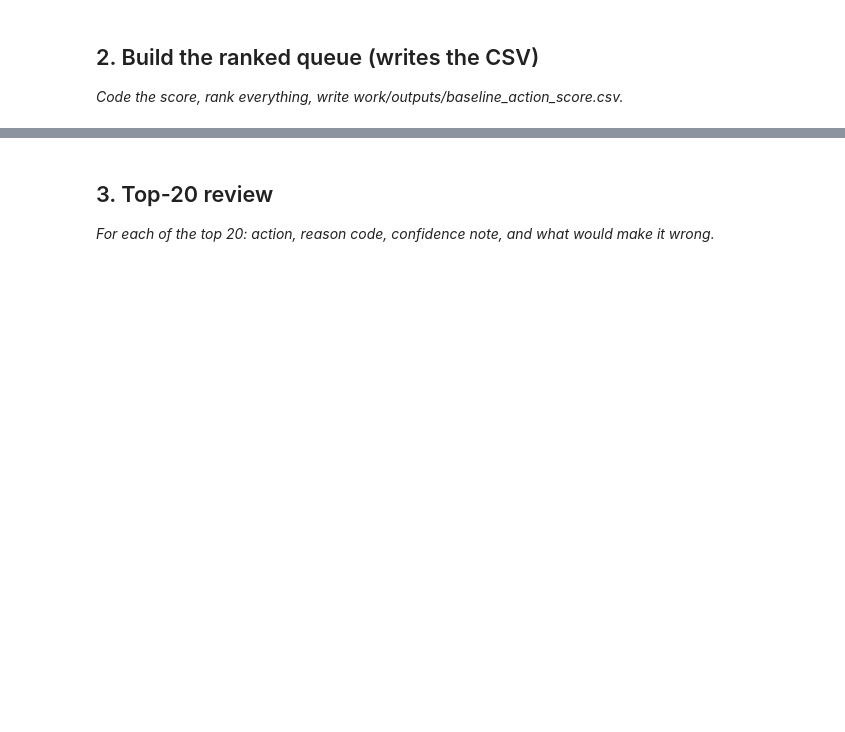
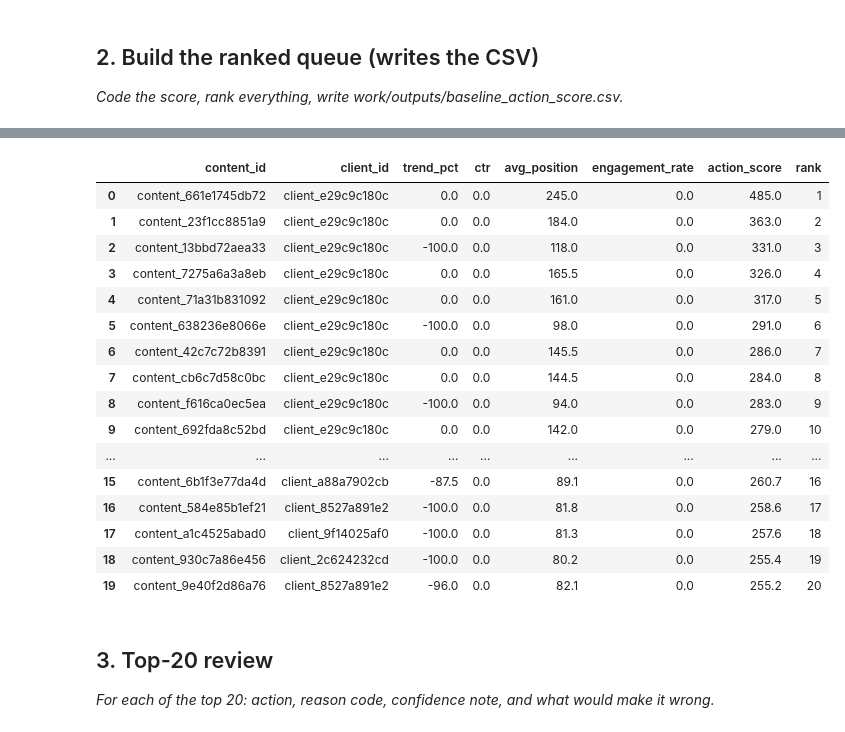
Before and after one commit to Duchalsoham12/flyrank-ml-internship, a Jupyter notebook: work/notebooks/w04_baseline_score.ipynb, the cells around one changed output, grey strips where cells are left out. Drawn from its saved outputs; the diff is of its cells as text; code cells hidden in the pictures; blank space fills up the shorter version.

```diff
--- a/work/notebooks/w04_baseline_score.ipynb
+++ b/work/notebooks/w04_baseline_score.ipynb
@@ -15,0 +38,12 @@ This skeleton is yours to fill. Work the sections **in order** — each one has
+# %%
+import pandas as pd
+import os
+
+# Load the dataset again
+file_path = "/content/flyrank-starter/data/raw/content_refresh_anonymized.csv"
+
+df = pd.read_csv(file_path)
+
+print("Data loaded successfully")
+print("Rows:", len(df))
+print("Columns:", len(df.columns))
@@ -17,3 +67,61 @@ This skeleton is yours to fill. Work the sections **in order** — each one has
 ## 2. Build the ranked queue (writes the CSV)
 
 *Code the score, rank everything, write work/outputs/baseline_action_score.csv.*
+# %%
+import numpy as np
+import os
+
+score_df = df[
+    [
+        "content_id",
+        "client_id",
+        "trend_pct",
+        "ctr",
+        "avg_position",
+        "engagement_rate"
+    ]
+].copy()
+
+# Fill missing values
+score_df["trend_pct"] = score_df["trend_pct"].fillna(0)
+score_df["ctr"] = score_df["ctr"].fillna(score_df["ctr"].median())
+score_df["avg_position"] = score_df["avg_position"].fillna(
+    score_df["avg_position"].median()
+)
+score_df["engagement_rate"] = score_df["engagement_rate"].fillna(
+    score_df["engagement_rate"].median()
+)
+
+# Calculate baseline action score
+score_df["action_score"] = (
+    (-score_df["trend_pct"]).clip(lower=0)
+    + ((score_df["avg_position"] - 10).clip(lower=0) * 2)
+    + ((0.5 - score_df["ctr"]).clip(lower=0) * 20)
+    + ((0.5 - score_df["engagement_rate"]).clip(lower=0) * 10)
+)
+
+# Rank highest priority first
+score_df = score_df.sort_values(
+    "action_score",
+    ascending=False
+).reset_index(drop=True)
+
+score_df["rank"] = np.arange(1, len(score_df) + 1)
+
+# Save output
+output_dir = "/content/flyrank-starter/work/outputs"
+os.makedirs(output_dir, exist_ok=True)
+
+output_path = os.path.join(
+    output_dir,
+    "baseline_action_score.csv"
+)
+
+score_df.to_csv(output_path, index=False)
+
+print("Ranked queue created successfully")
+print("Rows:", len(score_df))
+print("Output:", output_path)
+
+display(score_df.head(20))
+# %% [output]
@@ -20,3 +131,20 @@ This skeleton is yours to fill. Work the sections **in order** — each one has
+|  | content_id | client_id | trend_pct | ctr | avg_position | engagement_rate | action_score | rank |
+| 0 | content_661e1745db72 | client_e29c9c180c | 0.0 | 0.0 | 245.0 | 0.0 | 485.0 | 1 |
+| 1 | content_23f1cc8851a9 | client_e29c9c180c | 0.0 | 0.0 | 184.0 | 0.0 | 363.0 | 2 |
+| 2 | content_13bbd72aea33 | client_e29c9c180c | -100.0 | 0.0 | 118.0 | 0.0 | 331.0 | 3 |
+| 3 | content_7275a6a3a8eb | client_e29c9c180c | 0.0 | 0.0 | 165.5 | 0.0 | 326.0 | 4 |
+| 4 | content_71a31b831092 | client_e29c9c180c | 0.0 | 0.0 | 161.0 | 0.0 | 317.0 | 5 |
+| 5 | content_638236e8066e | client_e29c9c180c | -100.0 | 0.0 | 98.0 | 0.0 | 291.0 | 6 |
+| 6 | content_42c7c72b8391 | client_e29c9c180c | 0.0 | 0.0 | 145.5 | 0.0 | 286.0 | 7 |
+| 7 | content_cb6c7d58c0bc | client_e29c9c180c | 0.0 | 0.0 | 144.5 | 0.0 | 284.0 | 8 |
+| 8 | content_f616ca0ec5ea | client_e29c9c180c | -100.0 | 0.0 | 94.0 | 0.0 | 283.0 | 9 |
+| 9 | content_692fda8c52bd | client_e29c9c180c | 0.0 | 0.0 | 142.0 | 0.0 | 279.0 | 10 |
+| ... | ... | ... | ... | ... | ... | ... | ... | ... |
+| 15 | content_6b1f3e77da4d | client_a88a7902cb | -87.5 | 0.0 | 89.1 | 0.0 | 260.7 | 16 |
+| 16 | content_584e85b1ef21 | client_8527a891e2 | -100.0 | 0.0 | 81.8 | 0.0 | 258.6 | 17 |
+| 17 | content_a1c4525abad0 | client_9f14025af0 | -100.0 | 0.0 | 81.3 | 0.0 | 257.6 | 18 |
+| 18 | content_930c7a86e456 | client_2c624232cd | -100.0 | 0.0 | 80.2 | 0.0 | 255.4 | 19 |
+| 19 | content_9e40f2d86a76 | client_8527a891e2 | -96.0 | 0.0 | 82.1 | 0.0 | 255.2 | 20 |
 # %%
 # This cell is for CODE (numbers, a query, a check).
 # Write your text answer in the cell ABOVE this one — typing sentences here breaks Run All.
```
Also changed, not shown: parts of 12 cells of this notebook.
